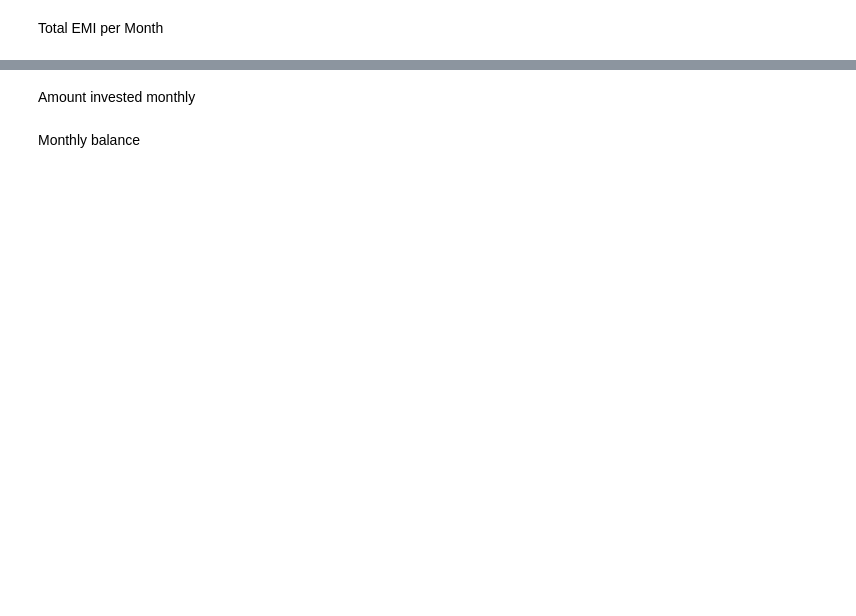
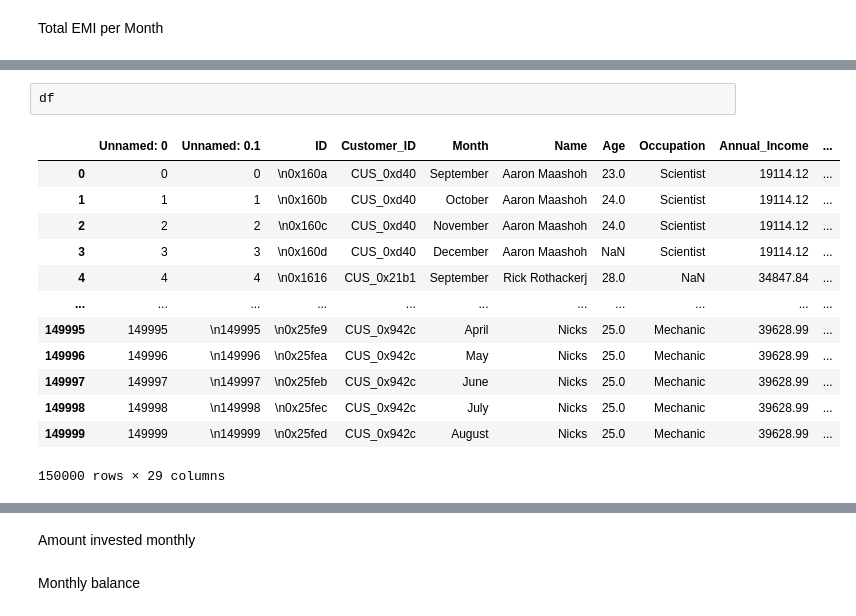
Before and after one commit to WnagZ/vis-and-dm, a Jupyter notebook: outliers.ipynb, the cells around one changed output, grey strips where cells are left out. Cells and saved outputs as stored; diff of their text form; blank space fills up the shorter version.

```diff
--- a/outliers.ipynb
+++ b/outliers.ipynb
@@ -129,0 +156,16 @@ Total EMI per Month
+# %%
+df
+# %% [output]
+|  | Unnamed: 0 | Unnamed: 0.1 | ID | Customer_ID | Month | Name | Age | Occupation | Annual_Income | ... |
+| 0 | 0 | 0 | \n0x160a | CUS_0xd40 | September | Aaron Maashoh | 23.0 | Scientist | 19114.12 | ... |
+| 1 | 1 | 1 | \n0x160b | CUS_0xd40 | October | Aaron Maashoh | 24.0 | Scientist | 19114.12 | ... |
+| 2 | 2 | 2 | \n0x160c | CUS_0xd40 | November | Aaron Maashoh | 24.0 | Scientist | 19114.12 | ... |
+| 3 | 3 | 3 | \n0x160d | CUS_0xd40 | December | Aaron Maashoh | NaN | Scientist | 19114.12 | ... |
+| 4 | 4 | 4 | \n0x1616 | CUS_0x21b1 | September | Rick Rothackerj | 28.0 | NaN | 34847.84 | ... |
+| ... | ... | ... | ... | ... | ... | ... | ... | ... | ... | ... |
+| 149995 | 149995 | \n149995 | \n0x25fe9 | CUS_0x942c | April | Nicks | 25.0 | Mechanic | 39628.99 | ... |
+| 149996 | 149996 | \n149996 | \n0x25fea | CUS_0x942c | May | Nicks | 25.0 | Mechanic | 39628.99 | ... |
+| 149997 | 149997 | \n149997 | \n0x25feb | CUS_0x942c | June | Nicks | 25.0 | Mechanic | 39628.99 | ... |
+| 149998 | 149998 | \n149998 | \n0x25fec | CUS_0x942c | July | Nicks | 25.0 | Mechanic | 39628.99 | ... |
+| 149999 | 149999 | \n149999 | \n0x25fed | CUS_0x942c | August | Nicks | 25.0 | Mechanic | 39628.99 | ... |
+150000 rows × 29 columns
```
Also changed, not shown: parts of 14 cells of this notebook.
